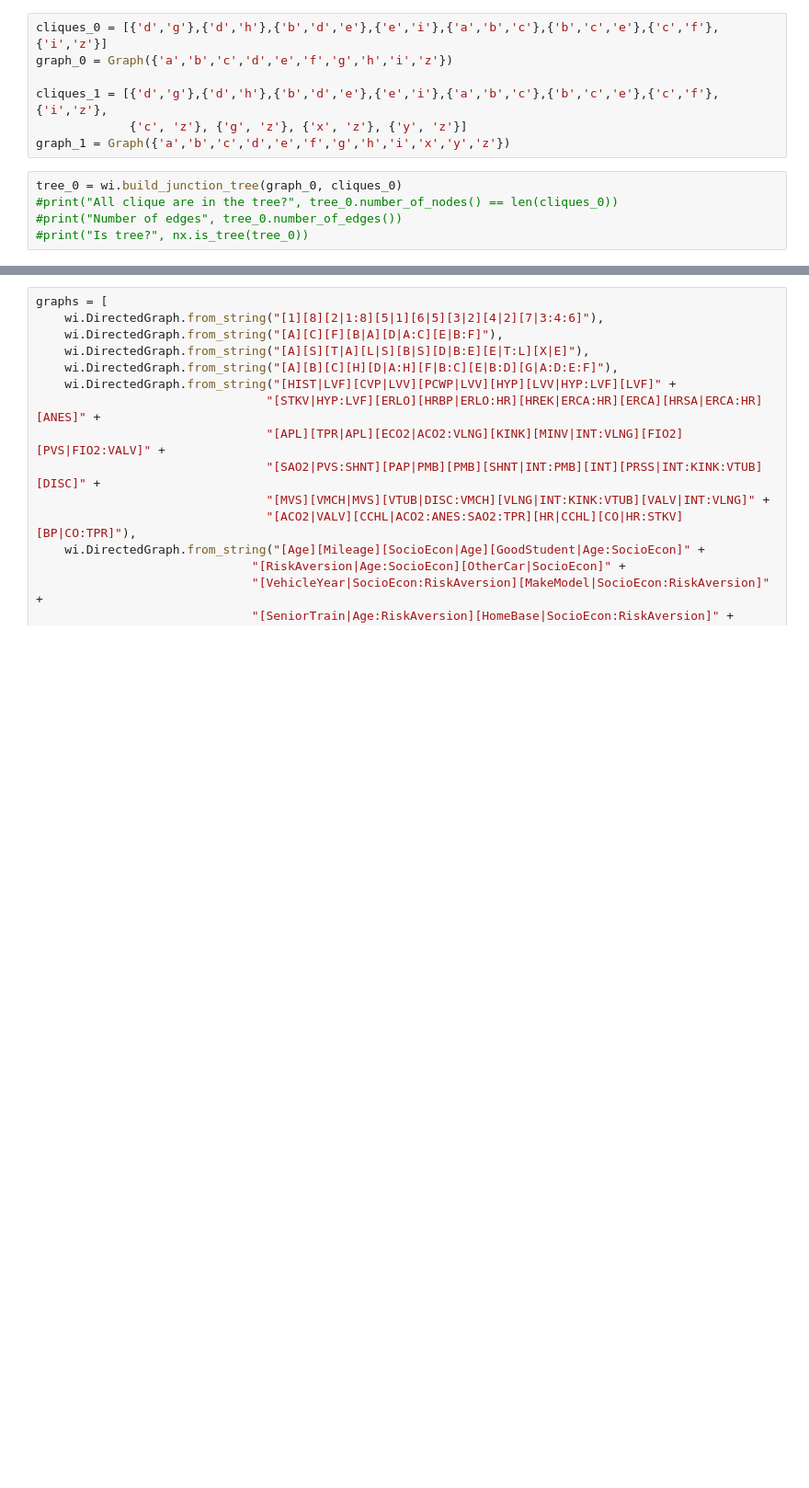
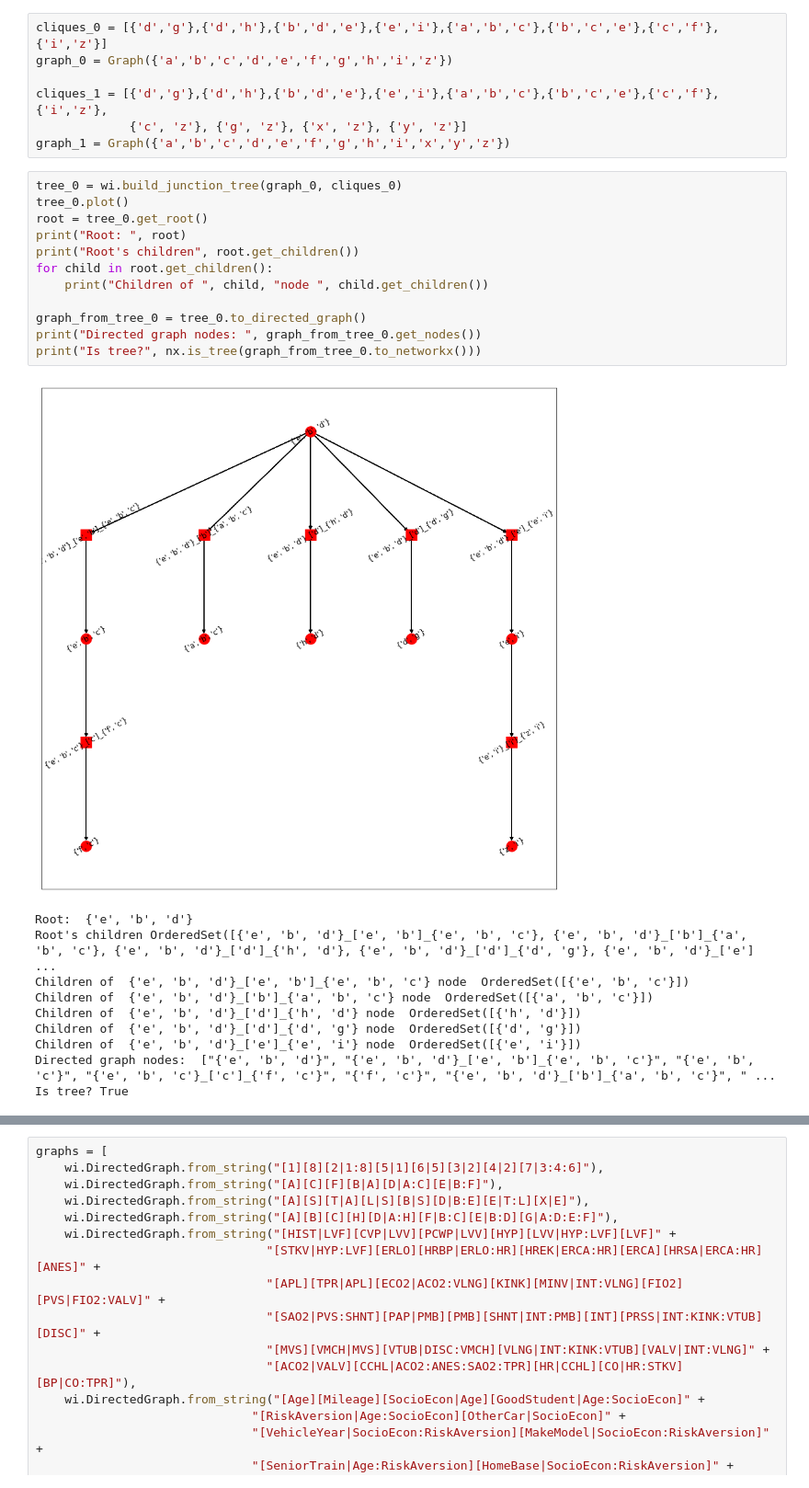
Before and after one commit to madlabunimib/MADBayes, a Jupyter notebook: notebooks/test_build_junction_tree.ipynb, the cells around one changed output, grey strips where cells are left out. Shown at 92% size. Drawn from its saved outputs; the diff is of its cells as text; blank space fills up the shorter version.

```diff
--- a/notebooks/test_build_junction_tree.ipynb
+++ b/notebooks/test_build_junction_tree.ipynb
@@ -10,10 +15,28 @@ graph_0 = Graph({'a','b','c','d','e','f','g','h','i','z'})
 cliques_1 = [{'d','g'},{'d','h'},{'b','d','e'},{'e','i'},{'a','b','c'},{'b','c','e'},{'c','f'},{'i','z'},
              {'c', 'z'}, {'g', 'z'}, {'x', 'z'}, {'y', 'z'}]
 graph_1 = Graph({'a','b','c','d','e','f','g','h','i','x','y','z'})
-# %%
-tree_0 = wi.build_junction_tree(graph_0, cliques_0)
-#print("All clique are in the tree?", tree_0.number_of_nodes() == len(cliques_0))
-#print("Number of edges", tree_0.number_of_edges())
-#print("Is tree?", nx.is_tree(tree_0))
+# %%
+tree_0 = wi.build_junction_tree(graph_0, cliques_0)
+tree_0.plot()
+root = tree_0.get_root()
+print("Root: ", root)
+print("Root's children", root.get_children())
+for child in root.get_children():
+    print("Children of ", child, "node ", child.get_children())
+
+graph_from_tree_0 = tree_0.to_directed_graph()
+print("Directed graph nodes: ", graph_from_tree_0.get_nodes())
+print("Is tree?", nx.is_tree(graph_from_tree_0.to_networkx()))
+# %% [output]
+[figure, added]
+Root:  {'e', 'b', 'd'}
+Root's children OrderedSet([{'e', 'b', 'd'}_['e', 'b']_{'e', 'b', 'c'}, {'e', 'b', 'd'}_['b']_{'a', 'b', 'c'}, {'e', 'b', 'd'}_['d']_{'h', 'd'}, {'e', 'b', 'd'}_['d']_{'d', 'g'}, {'e', 'b', 'd'}_['e'] ...
+Children of  {'e', 'b', 'd'}_['e', 'b']_{'e', 'b', 'c'} node  OrderedSet([{'e', 'b', 'c'}])
+Children of  {'e', 'b', 'd'}_['b']_{'a', 'b', 'c'} node  OrderedSet([{'a', 'b', 'c'}])
+Children of  {'e', 'b', 'd'}_['d']_{'h', 'd'} node  OrderedSet([{'h', 'd'}])
+Children of  {'e', 'b', 'd'}_['d']_{'d', 'g'} node  OrderedSet([{'d', 'g'}])
+Children of  {'e', 'b', 'd'}_['e']_{'e', 'i'} node  OrderedSet([{'e', 'i'}])
+Directed graph nodes:  ["{'e', 'b', 'd'}", "{'e', 'b', 'd'}_['e', 'b']_{'e', 'b', 'c'}", "{'e', 'b', 'c'}", "{'e', 'b', 'c'}_['c']_{'f', 'c'}", "{'f', 'c'}", "{'e', 'b', 'd'}_['b']_{'a', 'b', 'c'}", " ...
+Is tree? True
 # %%
 tree_1 = wi.build_junction_tree(graph_1, cliques_1)
```
Also changed, not shown: parts of 3 cells of this notebook.
